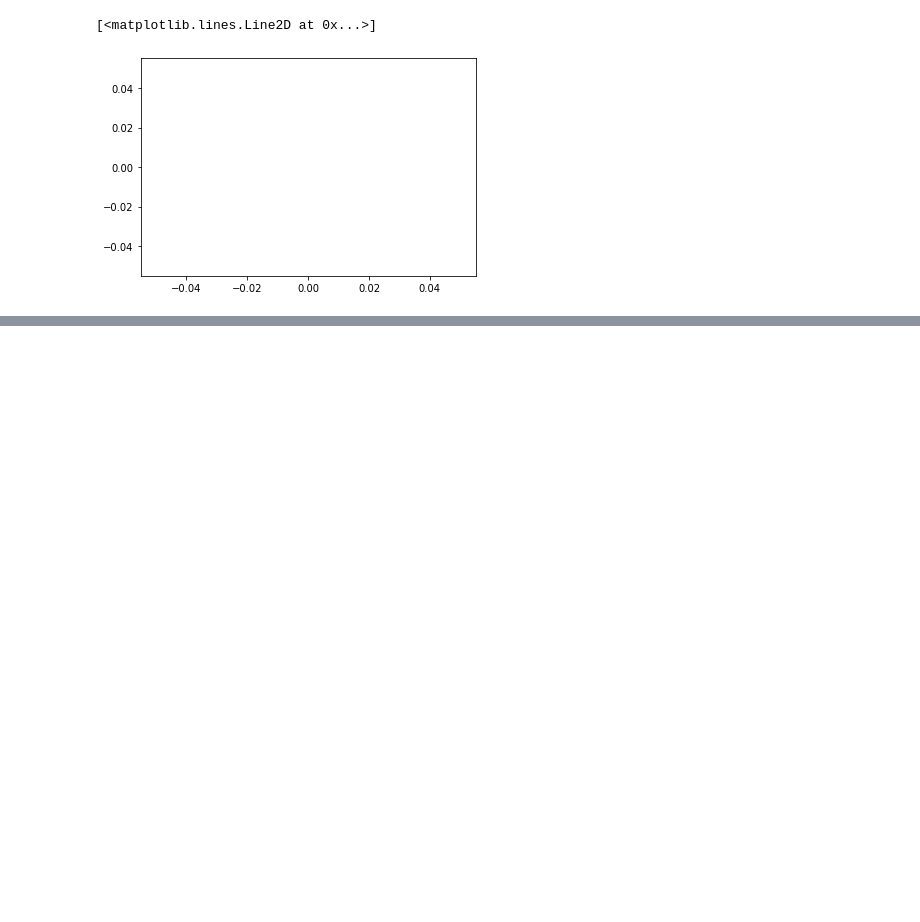
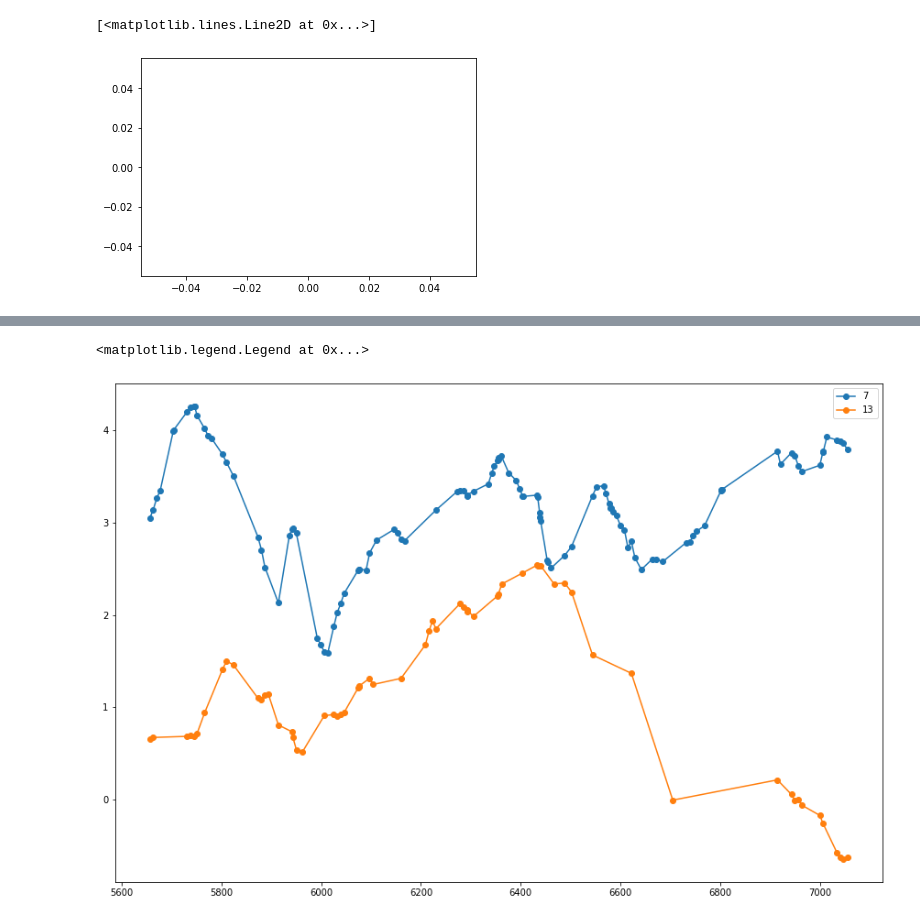
Before and after one commit to glandfried/handicap, a Jupyter notebook: estimations/aago/demo_analysis.ipynb, the cells around one changed output, grey strips where cells are left out. Saved outputs shown, nothing was run; the diff lists cells and outputs as text; code cells hidden in the pictures; blank space fills up the shorter version.

```diff
--- a/estimations/aago/demo_analysis.ipynb
+++ b/estimations/aago/demo_analysis.ipynb
@@ -72,0 +90,9 @@ ax.bar_label(bars)
+# %%
+plt.figure(figsize=(15,10))
+for id in ['7','13']:
+    lc_id = df[df['id'] == id]
+    plt.plot(lc_id['day'], lc_id['mu'],'-o', label = id)
+plt.legend()
+# %% [output]
+<matplotlib.legend.Legend at 0x...>
+[figure, added]
```
Also changed, not shown: parts of 4 cells of this notebook, 1 other file.
